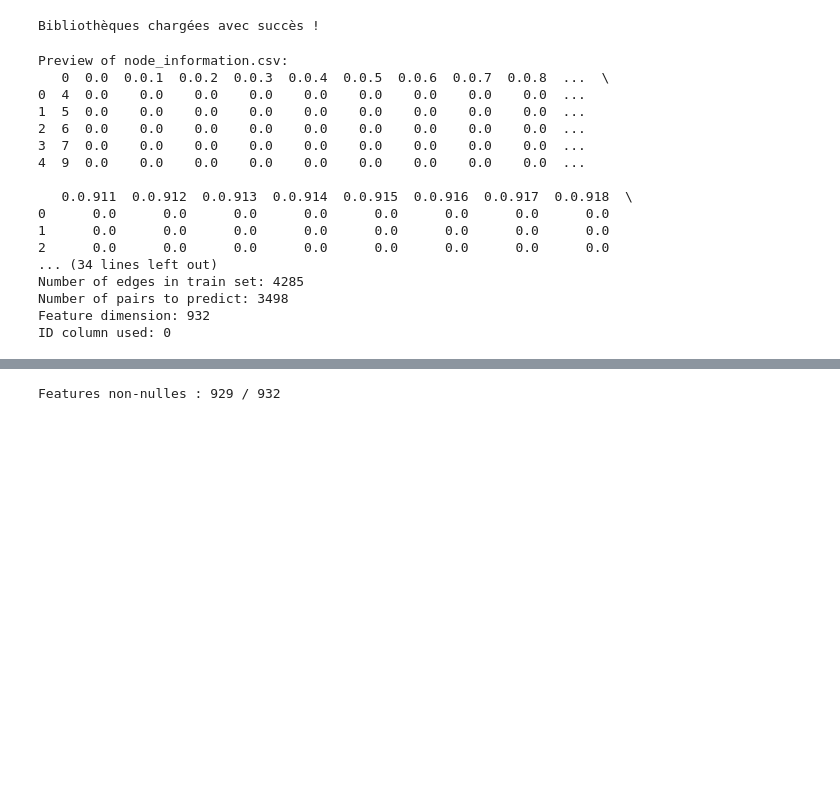
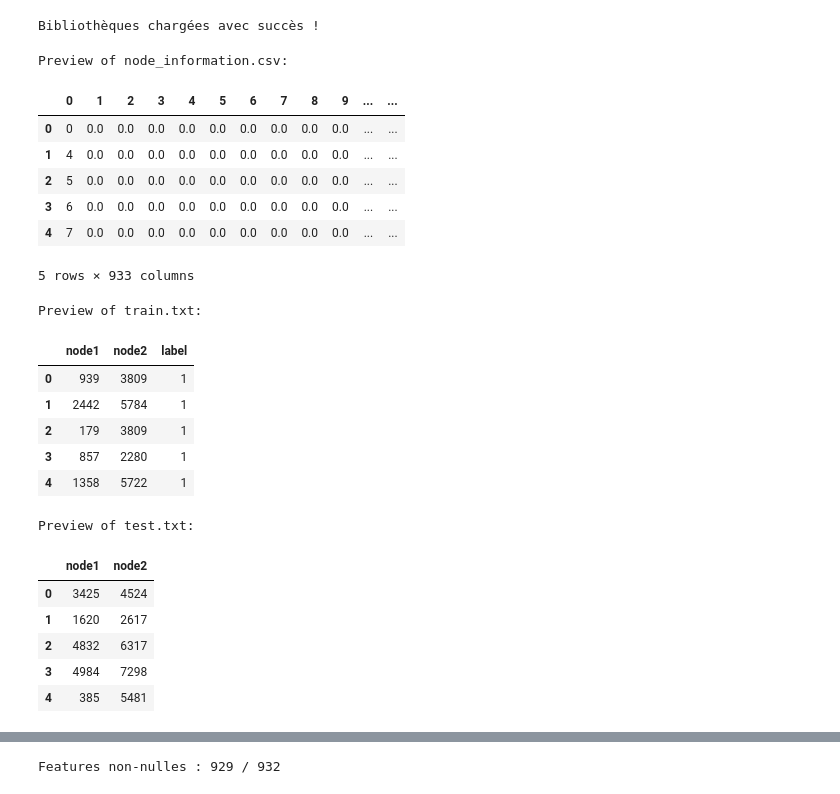
Before and after one commit to ClementLptr/MLNS-Challenge, a Jupyter notebook: main.ipynb, the cells around one changed output, grey strips where cells are left out. Drawn from its saved outputs; the diff is of its cells as text; code cells hidden in the pictures; blank space fills up the shorter version.

```diff
--- a/main.ipynb
+++ b/main.ipynb
@@ -14,72 +14,81 @@ print("Bibliothèques chargées avec succès !")
 Bibliothèques chargées avec succès !
 # %%
 # Load files
-train_edges = pd.read_csv('data/train.txt', sep=' ', header=None, names=['node1', 'node2'])
-test_pairs = pd.read_csv('data/test.txt', sep=' ', header=None, names=['node1', 'node2'])
-node_features = pd.read_csv('data/node_information.csv')
-sample_submission = pd.read_csv('data/random_predictions.csv')
+train_edges = pd.read_csv(
+    "data/train.txt", sep=" ", header=None, names=["node1", "node2", "label"]
+)
+test_pairs = pd.read_csv(
+    "data/test.txt", sep=" ", header=None, names=["node1", "node2"]
+)
+node_features = pd.read_csv("data/node_information.csv", header=None)
+sample_submission = pd.read_csv("data/random_predictions.csv")
 
 # Preview the data
 print("Preview of node_information.csv:")
-print(node_features.head())
+display(node_features.head())
 
 print("\nPreview of train.txt:")
-print(train_edges.head())
+display(train_edges.head())
 
 print("\nPreview of test.txt:")
-print(test_pairs.head())
+display(test_pairs.head())
 
 # Build the graph
-G = nx.from_pandas_edgelist(train_edges, 'node1', 'node2')
+G = nx.from_pandas_edgelist(train_edges, "node1", "node2")
 
 # Assume first column is the node identifier
 id_column = node_features.columns[0]  # Adjust if needed after inspection
 feature_cols = [col for col in node_features.columns if col != id_column]
 X = torch.tensor(node_features[feature_cols].values, dtype=torch.float)
 node_id_map = {id: idx for idx, id in enumerate(node_features[id_column])}
 
 # Ensure consistent node types and mapping
-train_edges['node1'] = train_edges['node1'].astype(int)
-train_edges['node2'] = train_edges['node2'].astype(int)
+train_edges["node1"] = train_edges["node1"].astype(int)
+train_edges["node2"] = train_edges["node2"].astype(int)
 node_features[id_column] = node_features[id_column].astype(int)
 
 # Create mapping to ensure all nodes are covered
 node_id_map = {id: idx for idx, id in enumerate(node_features[id_column])}
 
 # Check unmapped nodes
-train_nodes = set(train_edges['node1']).union(set(train_edges['node2']))
+train_nodes = set(train_edges["node1"]).union(set(train_edges["node2"]))
 mapped_nodes = set(node_id_map.keys())
 unmapped_nodes = train_nodes - mapped_nodes
 
 print("Unmapped nodes:", unmapped_nodes)
 
 # Basic node statistics
 node_ids = set(node_id_map.keys())
-print(f"\nNodes in train.txt: {len(train_nodes)}")
-print(f"Nodes in node_information.csv: {len(node_ids)}")
-print(f"Common nodes: {len(train_nodes.intersection(node_ids))}")
+print(f"\nNodes in train.txt: {len(train_nodes)}" + "\n" + "-" * 25)
+print(f"Nodes in node_information.csv: {len(node_ids)}" + "\n" + "-" * 25)
+print(f"Common nodes: {len(train_nodes.intersection(node_ids))}" + "\n" + "-" * 25)
 
 # Graph info
-print(f"\nNumber of nodes in the graph: {G.number_of_nodes()}")
-print(f"Number of edges in train set: {G.number_of_edges()}")
-print(f"Number of pairs to predict: {len(test_pairs)}")
-print(f"Feature dimension: {X.shape[1]}")
-print(f"ID column used: {id_column}")
+print(f"\nNumber of nodes in the graph: {G.number_of_nodes()}" + "\n" + "-" * 25)
+print(f"Number of edges in train set: {G.number_of_edges()}" + "\n" + "-" * 25)
+print(f"Number of pairs to predict: {len(test_pairs)}" + "\n" + "-" * 25)
+print(f"Feature dimension: {X.shape[1]}" + "\n" + "-" * 25)
+print(f"ID column used: {id_column}" + "\n" + "-" * 25)
 # %% [output]
 Preview of node_information.csv:
-   0  0.0  0.0.1  0.0.2  0.0.3  0.0.4  0.0.5  0.0.6  0.0.7  0.0.8  ...  \
-0  4  0.0    0.0    0.0    0.0    0.0    0.0    0.0    0.0    0.0  ...
-1  5  0.0    0.0    0.0    0.0    0.0    0.0    0.0    0.0    0.0  ...
-2  6  0.0    0.0    0.0    0.0    0.0    0.0    0.0    0.0    0.0  ...
-3  7  0.0    0.0    0.0    0.0    0.0    0.0    0.0    0.0    0.0  ...
-4  9  0.0    0.0    0.0    0.0    0.0    0.0    0.0    0.0    0.0  ...
-
-   0.0.911  0.0.912  0.0.913  0.0.914  0.0.915  0.0.916  0.0.917  0.0.918  \
-0      0.0      0.0      0.0      0.0      0.0      0.0      0.0      0.0
-1      0.0      0.0      0.0      0.0      0.0      0.0      0.0      0.0
-2      0.0      0.0      0.0      0.0      0.0      0.0      0.0      0.0
-... (34 lines left out)
-Number of edges in train set: 4285
-Number of pairs to predict: 3498
-Feature dimension: 932
-ID column used: 0
+|  | 0 | 1 | 2 | 3 | 4 | 5 | 6 | 7 | 8 | 9 | ... | ... |
+| 0 | 0 | 0.0 | 0.0 | 0.0 | 0.0 | 0.0 | 0.0 | 0.0 | 0.0 | 0.0 | ... | ... |
+| 1 | 4 | 0.0 | 0.0 | 0.0 | 0.0 | 0.0 | 0.0 | 0.0 | 0.0 | 0.0 | ... | ... |
+| 2 | 5 | 0.0 | 0.0 | 0.0 | 0.0 | 0.0 | 0.0 | 0.0 | 0.0 | 0.0 | ... | ... |
+| 3 | 6 | 0.0 | 0.0 | 0.0 | 0.0 | 0.0 | 0.0 | 0.0 | 0.0 | 0.0 | ... | ... |
+| 4 | 7 | 0.0 | 0.0 | 0.0 | 0.0 | 0.0 | 0.0 | 0.0 | 0.0 | 0.0 | ... | ... |
+5 rows × 933 columns
+Preview of train.txt:
+|  | node1 | node2 | label |
+| 0 | 939 | 3809 | 1 |
+| 1 | 2442 | 5784 | 1 |
+| 2 | 179 | 3809 | 1 |
+| 3 | 857 | 2280 | 1 |
+| 4 | 1358 | 5722 | 1 |
+Preview of test.txt:
+|  | node1 | node2 |
+| 0 | 3425 | 4524 |
+| 1 | 1620 | 2617 |
+| 2 | 4832 | 6317 |
+| 3 | 4984 | 7298 |
+| 4 | 385 | 5481 |
```
Also changed, not shown: parts of 6 cells of this notebook.
